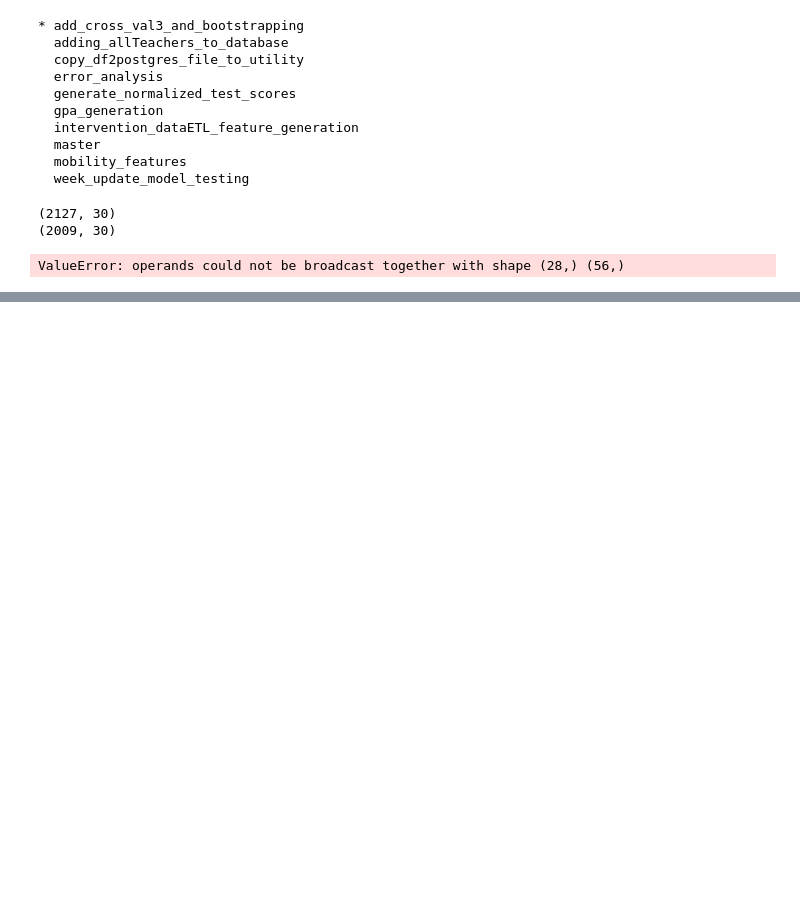
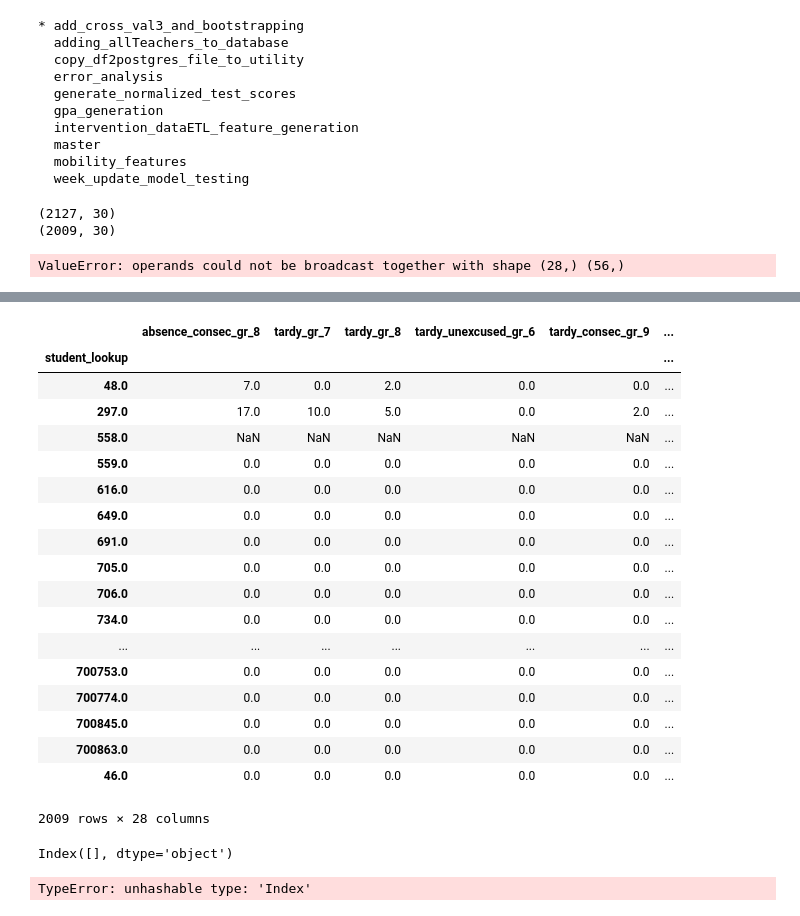
Before and after one commit to jgutman/mvesc, a Jupyter notebook: old_ipy_notebook_to_remove/cohort_descriptives.ipynb, the cells around one changed output, grey strips where cells are left out. Cells and saved outputs as stored; diff of their text form; code cells hidden in the pictures; blank space fills up the shorter version.

```diff
--- a/old_ipy_notebook_to_remove/cohort_descriptives.ipynb
+++ b/old_ipy_notebook_to_remove/cohort_descriptives.ipynb
@@ -80,0 +237,30 @@ ValueError: operands could not be broadcast together with shape (28,) (56,)
+# %%
+test_X
+# %% [output]
+|  | absence_consec_gr_8 | tardy_gr_7 | tardy_gr_8 | tardy_unexcused_gr_6 | tardy_consec_gr_9 | ... |
+| student_lookup |  |  |  |  |  | ... |
+| 48.0 | 7.0 | 0.0 | 2.0 | 0.0 | 0.0 | ... |
+| 297.0 | 17.0 | 10.0 | 5.0 | 0.0 | 2.0 | ... |
+| 558.0 | NaN | NaN | NaN | NaN | NaN | ... |
+| 559.0 | 0.0 | 0.0 | 0.0 | 0.0 | 0.0 | ... |
+| 616.0 | 0.0 | 0.0 | 0.0 | 0.0 | 0.0 | ... |
+| 649.0 | 0.0 | 0.0 | 0.0 | 0.0 | 0.0 | ... |
+| 691.0 | 0.0 | 0.0 | 0.0 | 0.0 | 0.0 | ... |
+| 705.0 | 0.0 | 0.0 | 0.0 | 0.0 | 0.0 | ... |
+| 706.0 | 0.0 | 0.0 | 0.0 | 0.0 | 0.0 | ... |
+| 734.0 | 0.0 | 0.0 | 0.0 | 0.0 | 0.0 | ... |
+| ... | ... | ... | ... | ... | ... | ... |
+| 700753.0 | 0.0 | 0.0 | 0.0 | 0.0 | 0.0 | ... |
+| 700774.0 | 0.0 | 0.0 | 0.0 | 0.0 | 0.0 | ... |
+| 700845.0 | 0.0 | 0.0 | 0.0 | 0.0 | 0.0 | ... |
+| 700863.0 | 0.0 | 0.0 | 0.0 | 0.0 | 0.0 | ... |
+| 46.0 | 0.0 | 0.0 | 0.0 | 0.0 | 0.0 | ... |
+2009 rows × 28 columns
+# %%
+train_X.columns[train_X.isnull().sum() > 0]
+# %% [output]
+Index([], dtype='object')
+# %%
+set(train_X.columns[train_X.isnull().sum() > 0]).add(test_X.columns[test_X.isnull().sum() > 0])
+# %% [output]
+TypeError: unhashable type: 'Index'
```
Also changed, not shown: parts of 28 cells of this notebook, 2 other files.
